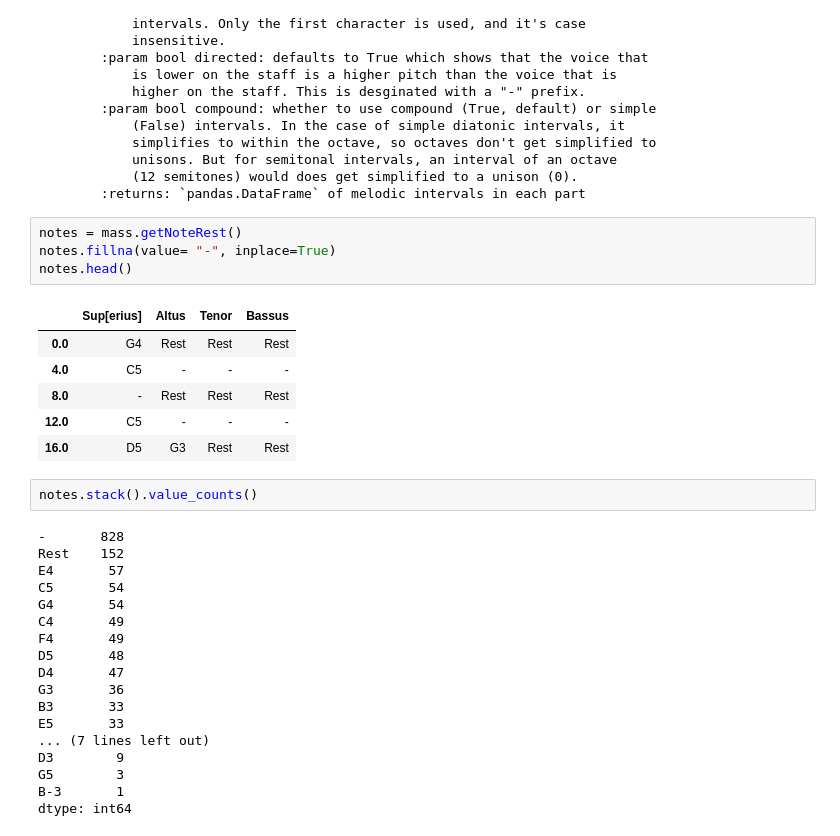
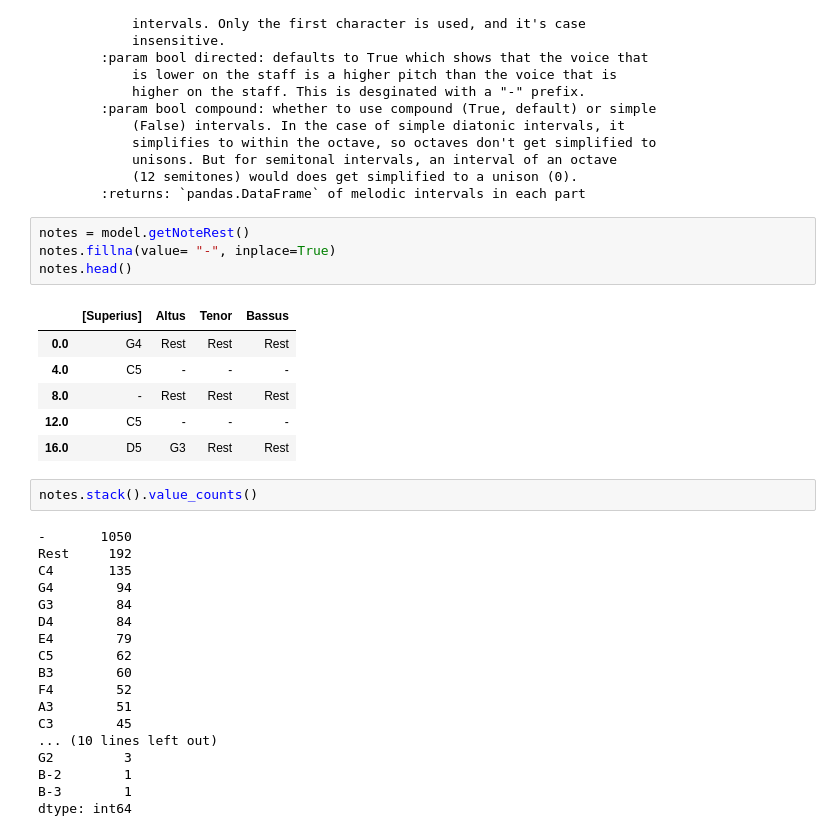
Before and after one commit to RichardFreedman/CRIM-Project-RF, a Jupyter notebook: CRIM_Intervals_2_0.ipynb, the cells around one changed output. Drawn from its saved outputs; the diff is of its cells as text.

```diff
--- a/CRIM_Intervals_2_0.ipynb
+++ b/CRIM_Intervals_2_0.ipynb
@@ -70,11 +72,11 @@ Return melodic intervals for all voice pairs. Each melodic interval
             (12 semitones) would does get simplified to a unison (0).
         :returns: `pandas.DataFrame` of melodic intervals in each part
 # %%
-notes = mass.getNoteRest()
+notes = model.getNoteRest()
 notes.fillna(value= "-", inplace=True)
 notes.head()
 # %% [output]
-|  | Sup[erius] | Altus | Tenor | Bassus |
+|  | [Superius] | Altus | Tenor | Bassus |
 | 0.0 | G4 | Rest | Rest | Rest |
 | 4.0 | C5 | - | - | - |
 | 8.0 | - | Rest | Rest | Rest |
@@ -83,22 +85,22 @@ notes.head()
 # %%
 notes.stack().value_counts()
 # %% [output]
--       828
-Rest    152
-E4       57
-C5       54
-G4       54
-C4       49
-F4       49
-D5       48
-D4       47
-G3       36
-B3       33
-E5       33
-... (7 lines left out)
-D3        9
-G5        3
-B-3       1
+-       1050
+Rest     192
+C4       135
+G4        94
+G3        84
+D4        84
+E4        79
+C5        62
+B3        60
+F4        52
+A3        51
+C3        45
+... (10 lines left out)
+G2         3
+B-2        1
+B-3        1
 dtype: int64
 # %%
 notes.apply(pd.Series.value_counts).fillna(0).astype(int)
```
Also changed, not shown: parts of 8 cells of this notebook.
